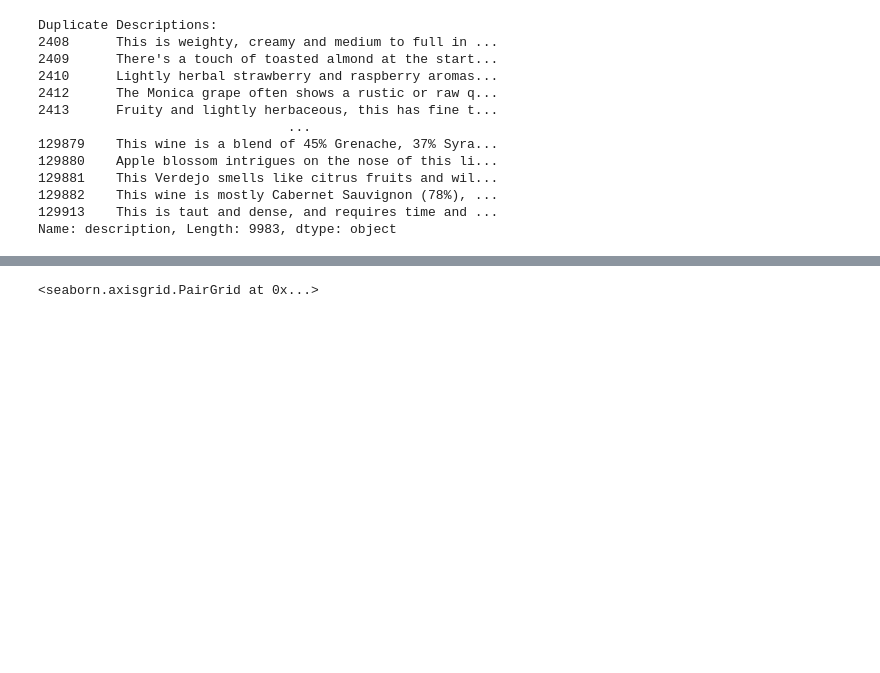
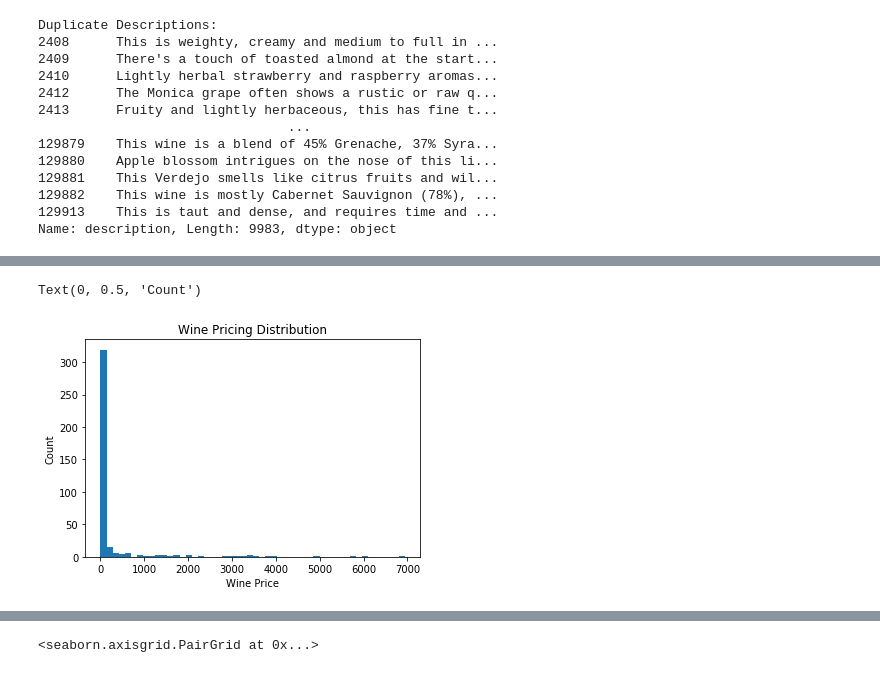
Before and after one commit to jadeal147/capstone3, a Jupyter notebook: Capstone 3 - Wine Review Analysis Cleanup Plan.ipynb, the cells around one changed output, grey strips where cells are left out. Cells and saved outputs as stored; diff of their text form; code cells hidden in the pictures; blank space fills up the shorter version.

```diff
--- a/Capstone 3 - Wine Review Analysis Cleanup Plan.ipynb
+++ b/Capstone 3 - Wine Review Analysis Cleanup Plan.ipynb
@@ -181,0 +188,9 @@ Name: taster_name, dtype: int64
+# %%
+#df_wine['price'].value_counts().plot(kind='bar')
+freq = df_wine['price'].value_counts().sort_index()
+ax = freq.plot(kind='hist', bins= 50, title = 'Wine Pricing Distribution')
+ax.set_xlabel('Wine Price')
+ax.set_ylabel('Count')
+# %% [output]
+Text(0, 0.5, 'Count')
+[figure, added]
```
Also changed, not shown: parts of 13 cells of this notebook.
